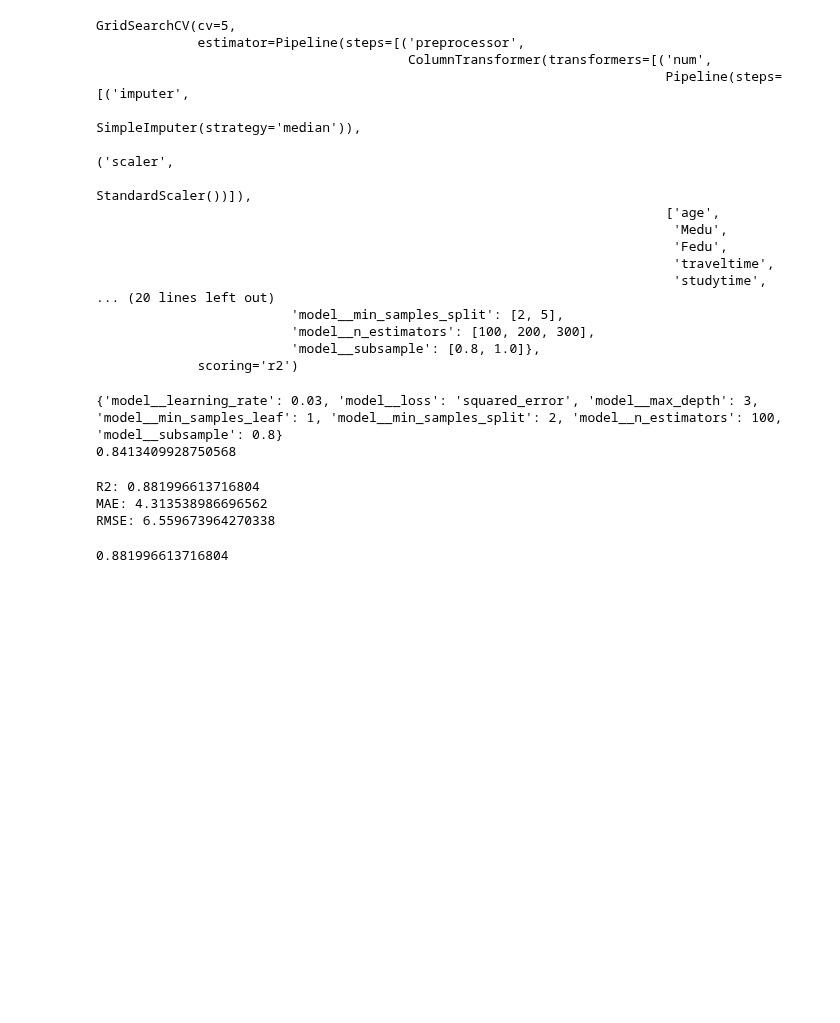
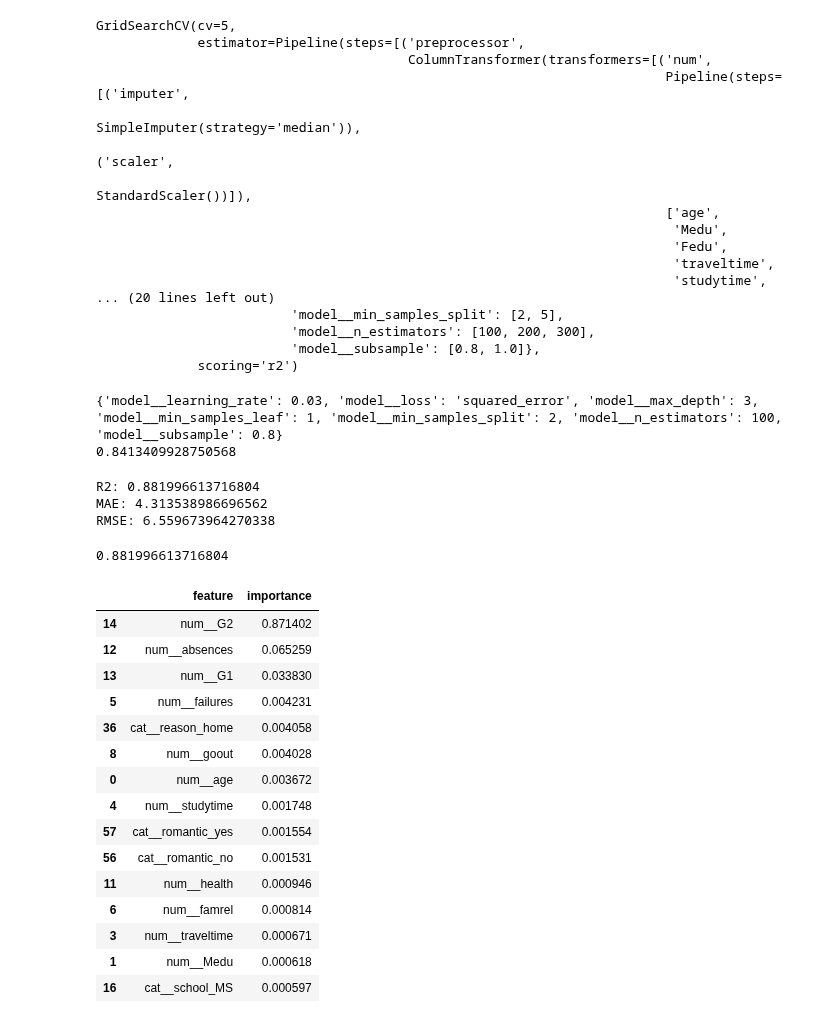
Before and after one commit to dogukanozcelik/student-performance-predictor, a Jupyter notebook: model-service/model_selection.ipynb, the cells around one changed output. Cells and saved outputs as stored; diff of their text form; code cells hidden in the pictures; blank space fills up the shorter version.

```diff
--- a/model-service/model_selection.ipynb
+++ b/model-service/model_selection.ipynb
@@ -192,0 +206,24 @@ print(best_model.score(x_test, y_test))
+# %%
+feature_importance_df = feature_importance_df.sort_values(
+    by="importance",
+    ascending=False
+)
+
+feature_importance_df.head(15)
+# %% [output]
+|  | feature | importance |
+| 14 | num__G2 | 0.871402 |
+| 12 | num__absences | 0.065259 |
+| 13 | num__G1 | 0.033830 |
+| 5 | num__failures | 0.004231 |
+| 36 | cat__reason_home | 0.004058 |
+| 8 | num__goout | 0.004028 |
+| 0 | num__age | 0.003672 |
+| 4 | num__studytime | 0.001748 |
+| 57 | cat__romantic_yes | 0.001554 |
+| 56 | cat__romantic_no | 0.001531 |
+| 11 | num__health | 0.000946 |
+| 6 | num__famrel | 0.000814 |
+| 3 | num__traveltime | 0.000671 |
+| 1 | num__Medu | 0.000618 |
+| 16 | cat__school_MS | 0.000597 |
```
Also changed, not shown: parts of 3 cells of this notebook, 1 other file.
